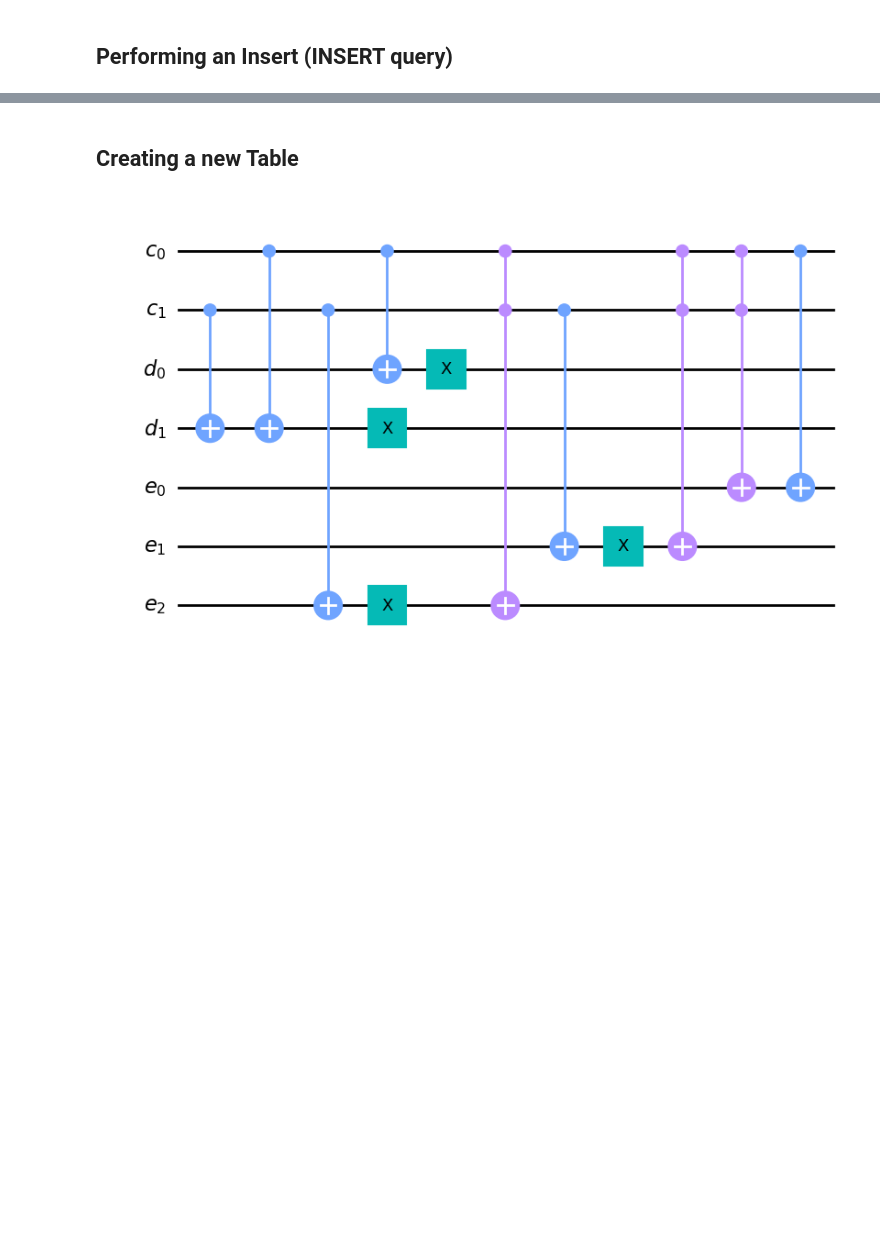
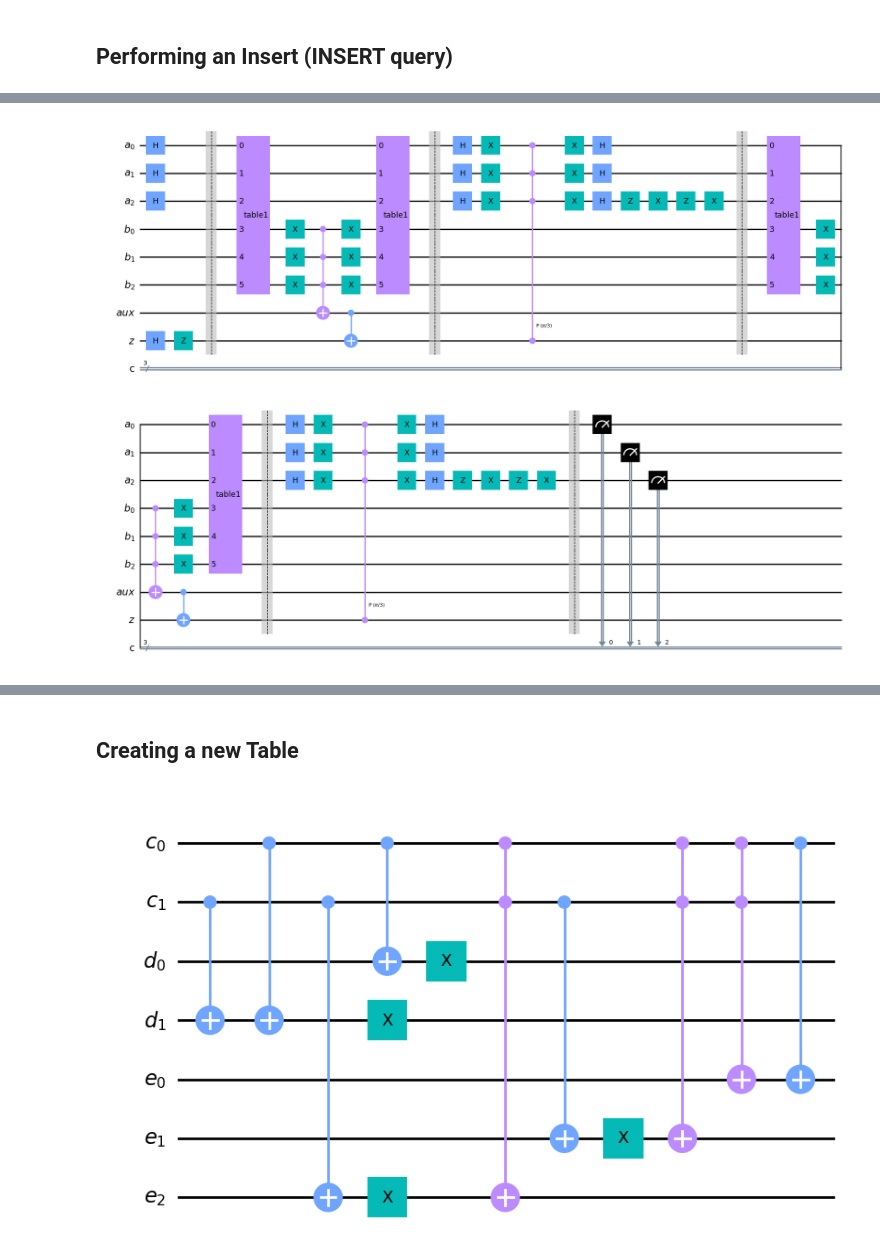
Before and after one commit to SamrutGadde/QuantumDB, a Jupyter notebook: db.ipynb, the cells around one changed output, grey strips where cells are left out. Cells and saved outputs as stored; diff of their text form; code cells hidden in the pictures; blank space fills up the shorter version.

Commit message:
Finished crude delete implementation

```diff
--- a/db.ipynb
+++ b/db.ipynb
@@ -238,0 +226,83 @@ plot_histogram(counts)
+# %%
+# Let's search for qb = 4, should get 101 (5) as output\
+def delete(num, doMeasurement=False):
+    qa = QuantumRegister(3, 'a')
+    qb = QuantumRegister(3, 'b')
+    qaRegs = qa[:]
+    qbRegs = qb[:]
+    aux = QuantumRegister(1, 'aux')
+    z = QuantumRegister(1, 'z')
+    cr = ClassicalRegister(3, 'c')
+    qc = QuantumCircuit(qa, qb, aux, z, cr)
+
+
+
+    M = int(np.floor(np.pi/4 * np.sqrt(2**len(qaRegs))))
+    binary = bin(num)[2:]
+    binary = '0'*(len(qa)-len(binary)) + binary
+    print(binary)
+
+    qc.h(z)
+    qc.z(z)
+    qc.h(qaRegs)
+    qc.barrier()
+    for i in range(M):
+        qc.append(table1, qaRegs[:] + qbRegs[:])
+
+        # for j in range(2**len(qaRegs)):
+        #     if j != num:
+        #         binary = bin(j)[2:]
+        #         binary = '0'*(len(qa)-len(binary)) + binary
+        #         for k in range(len(binary)):
+        #             if binary[k] == '0':
+        #                 qc.x(qbRegs[len(binary)-k-1])
+
+        #         qc.mcx(qbRegs, aux[j])
+        #         qc.cx(aux[j], aux[num])
+
+        #         for k in range(len(binary)):
+        #             if binary[k] == '0':
+        #                 qc.x(qbRegs[len(binary)-k-1])
+        for j in range(len(binary)):
+            if binary[j] == '0':
+                qc.x(qbRegs[len(binary)-j-1])
+
+        qc.mcx(qbRegs, aux)
+
+        for j in range(len(binary)):
+            if binary[j] == '0':
+                qc.x(qbRegs[len(binary)-j-1])
+
+        # qc.mcx(aux[0:num] + aux[num+1:], aux[num])
+
+
+        qc.append(table1, qaRegs[:] + qbRegs[:])
+        qc.cx(aux, z)
+        qc.barrier()
+
+        qc.h(qaRegs)
+        qc.x(qaRegs)
+        qc.mcp(np.pi/3, qaRegs, z)
+        qc.x(qaRegs)
+        qc.h(qaRegs)
+        qc.z(qaRegs[len(qaRegs)-1])
+        qc.x(qaRegs[len(qaRegs)-1])
+        qc.z(qaRegs[len(qaRegs)-1])
+        qc.x(qaRegs[len(qaRegs)-1])
+        qc.barrier()
+
+    # qc.x(qaRegs[:])
+    qc.measure(qaRegs[:], cr)
+
+    if doMeasurement:
+        backend = Aer.get_backend('qasm_simulator')
+        job = execute(qc, backend, shots=1024)
+        result = job.result()
+        counts = result.get_counts(qc)
+        return int(max(counts, key=counts.get), 2)
+
+    return qc
+
+deleteCircuit = delete(0)
+deleteCircuit.draw(output='mpl')
+# %% [output]
@@ -238,0 +310 @@ plot_histogram(counts)
+[figure, added]
```
Also changed, not shown: parts of 19 cells of this notebook, 2 other files.
